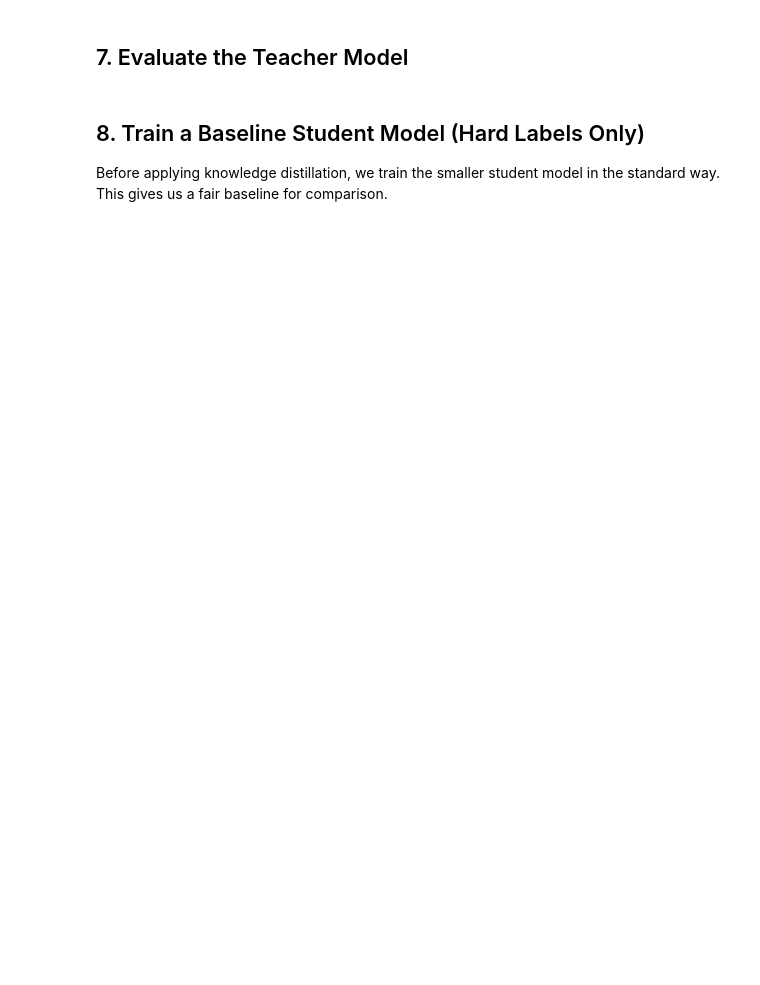
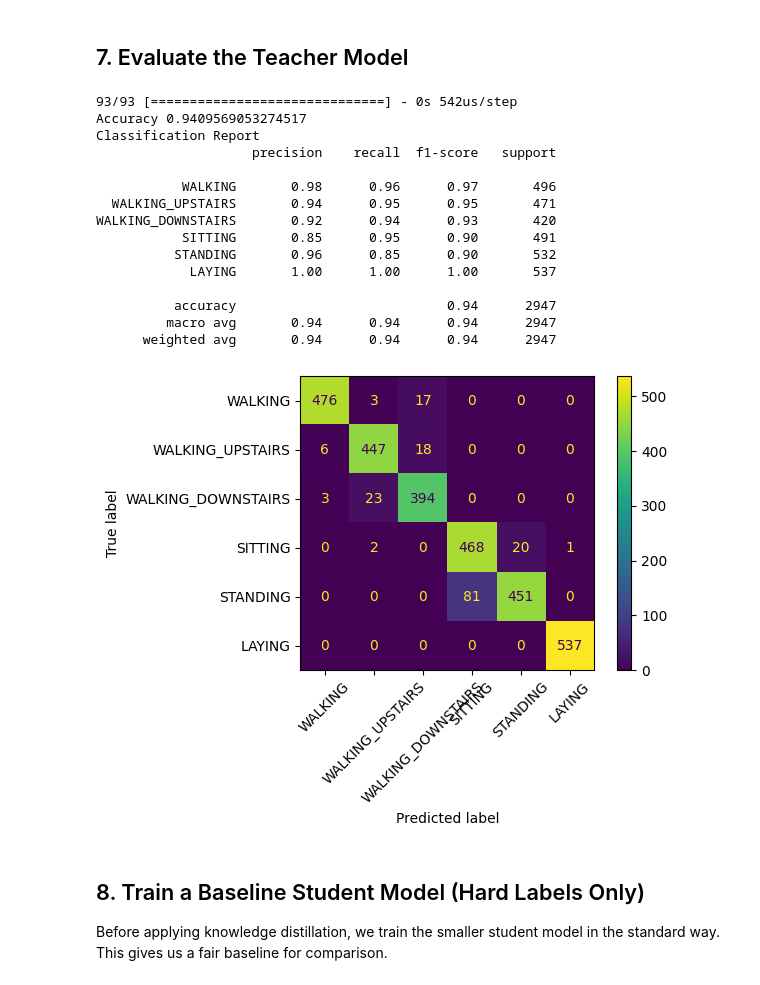
Before and after one commit to nhl01/EE446Labs, a Jupyter notebook: Lab3/EE446_UCI_HAR_DNN_Knowledge_Distillation_Pruning_Quantization_Student_NL.ipynb, the cells around one changed output. Saved outputs shown, nothing was run; the diff lists cells and outputs as text; code cells hidden in the pictures; blank space fills up the shorter version.

```diff
--- a/Lab3/EE446_UCI_HAR_DNN_Knowledge_Distillation_Pruning_Quantization_Student_NL.ipynb
+++ b/Lab3/EE446_UCI_HAR_DNN_Knowledge_Distillation_Pruning_Quantization_Student_NL.ipynb
@@ -87,16 +91,16 @@ print("Dataset ready at:", dataset_root.resolve())
 def load_har_data(root_dir="UCI HAR Dataset"):
     root_dir = Path(root_dir)
 
-    # TODO:
     # 1. Load X_train from train/X_train.txt as float32
     # 2. Load y_train from train/y_train.txt as int32 and subtract 1
     # 3. Load X_test from test/X_test.txt as float32
     # 4. Load y_test from test/y_test.txt as int32 and subtract 1
 
-    X_train = #<--- Enter your code here --->#
-    y_train = #<--- Enter your code here --->#
-    X_test = #<--- Enter your code here --->#
-    y_test = #<--- Enter your code here --->#
+    X_train = np.loadtxt(os.path.join(root_dir, "train", "X_train.txt")).astype('float32')
+    y_train = np.loadtxt(os.path.join(root_dir, "train", "y_train.txt")).astype(int) - 1
+
+    X_test = np.loadtxt(os.path.join(root_dir, "test", "X_test.txt")).astype('float32')
+    y_test = np.loadtxt(os.path.join(root_dir, "test", "y_test.txt")).astype(int) - 1
 
     return X_train, y_train, X_test, y_test
 
@@ -185,8 +220,13 @@ teacher_callbacks = [
     )
 ]
 
-# TODO:
 # Train the teacher model on the UCI HAR training split.
 teacher_history = teacher_model.fit(
-    #<--- Enter your code here --->#
+    X_train,
+    y_train,
+    validation_split=0.2,
+    epochs=40,
+    batch_size=64,
+    verbose=1,
+    callbacks=teacher_callbacks,
 )
@@ -209,25 +263,35 @@ plt.show()
 ## 7. Evaluate the Teacher Model
 # %%
 
-student_baseline_model.compile(
-    optimizer=keras.optimizers.Adam(learning_rate=1e-3),
-    loss="sparse_categorical_crossentropy",
-    metrics=["accuracy"],
-)
+X_test_probabilities = teacher_model.predict(X_test)
+X_test_predictions = np.argmax(X_test_probabilities, axis=1)
+accuracy = accuracy_score(y_test, X_test_predictions)
+print("Accuracy",accuracy)
+print("Classification Report")
+print(classification_report(y_test, X_test_predictions, target_names=class_names))
 
-student_callbacks = [
-    keras.callbacks.EarlyStopping(
-        monitor="val_accuracy",
-        patience=3,
-        restore_best_weights=True
-    )
-]
-
-# TODO:
-# Train the baseline student using the hard labels only.
-student_baseline_history = student_baseline_model.fit(
-    #<--- Enter your code here --->#
-)
+cm = confusion_matrix(y_test, X_test_predictions)
+disp = ConfusionMatrixDisplay(confusion_matrix=cm, display_labels=class_names)
+disp.plot(xticks_rotation=45)
+plt.tight_layout()
+plt.show()
+# %% [output]
+93/93 [==============================] - 0s 542us/step
+Accuracy 0.9409569053274517
+Classification Report
+                    precision    recall  f1-score   support
+
+           WALKING       0.98      0.96      0.97       496
+  WALKING_UPSTAIRS       0.94      0.95      0.95       471
+WALKING_DOWNSTAIRS       0.92      0.94      0.93       420
+           SITTING       0.85      0.95      0.90       491
+          STANDING       0.96      0.85      0.90       532
+            LAYING       1.00      1.00      1.00       537
+
+          accuracy                           0.94      2947
+         macro avg       0.94      0.94      0.94      2947
+      weighted avg       0.94      0.94      0.94      2947
+[figure, added]
 # %% [markdown]
 ## 8. Train a Baseline Student Model (Hard Labels Only)
 
```
Also changed, not shown: parts of 25 cells of this notebook, 4 other files.
